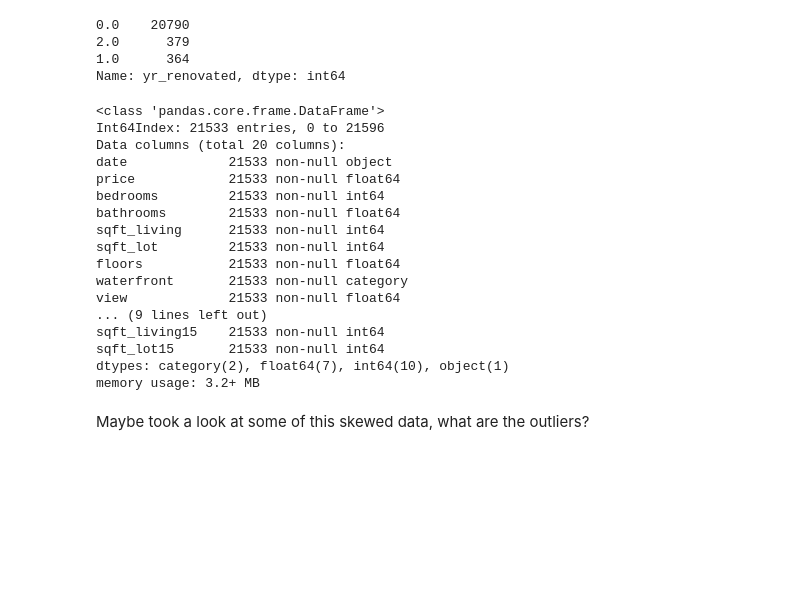
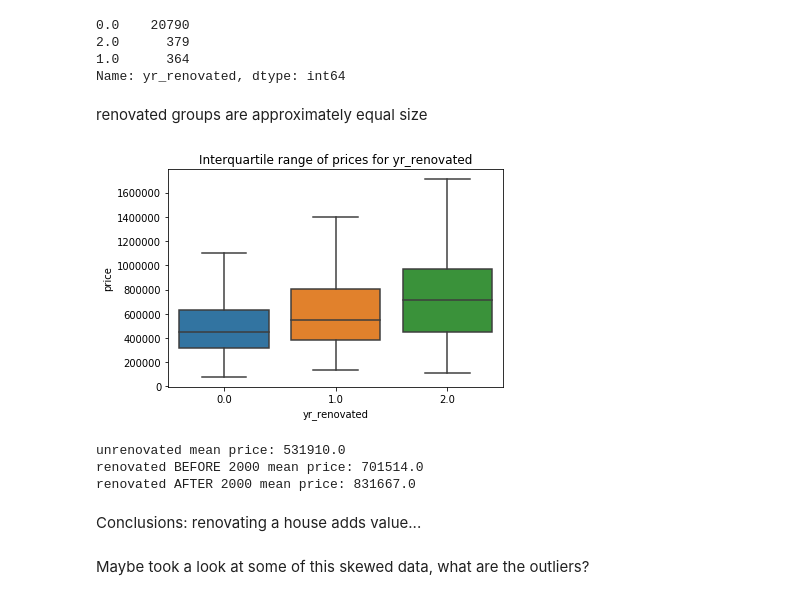
Before and after one commit to ktzioumis/Kings-County-Housing-Prices, a Jupyter notebook: student.ipynb, the cells around one changed output. Cells and saved outputs as stored; diff of their text form; code cells hidden in the pictures; blank space fills up the shorter version.

```diff
--- a/student.ipynb
+++ b/student.ipynb
@@ -550,26 +536,23 @@ See the caveats in the documentation: http://pandas.pydata.org/pandas-docs/stabl
 2.0      379
 1.0      364
 Name: yr_renovated, dtype: int64
-# %%
-df.info()
-# %% [output]
-<class 'pandas.core.frame.DataFrame'>
-Int64Index: 21533 entries, 0 to 21596
-Data columns (total 20 columns):
-date             21533 non-null object
-price            21533 non-null float64
-bedrooms         21533 non-null int64
-bathrooms        21533 non-null float64
-sqft_living      21533 non-null int64
-sqft_lot         21533 non-null int64
-floors           21533 non-null float64
-waterfront       21533 non-null category
-view             21533 non-null float64
-... (9 lines left out)
-sqft_living15    21533 non-null int64
-sqft_lot15       21533 non-null int64
-dtypes: category(2), float64(7), int64(10), object(1)
-memory usage: 3.2+ MB
+# %% [markdown]
+renovated groups are approximately equal size
+# %%
+sns.boxplot(df.yr_renovated,df.price, showfliers=False)
+plt.title('Interquartile range of prices for yr_renovated')
+
+plt.show()
+#display price means
+print('unrenovated mean price:',round(df.price.loc[df.yr_renovated==0].mean()),'\nrenovated BEFORE 2000 mean price:',round(df.price.loc[df.yr_renovated==1].mean()),'\nrenovated AFTER 2000 mean price:',round(df.price.loc[df.yr_renovated==2].mean()))
+# %% [output]
+[figure, added]
+unrenovated mean price: 531910.0
+renovated BEFORE 2000 mean price: 701514.0
+renovated AFTER 2000 mean price: 831667.0
+# %% [markdown]
+Conclusions:
+renovating a house adds value...
 # %% [markdown]
 Maybe took a look at some of this skewed data, what are the outliers?
 # %%
```
Also changed, not shown: parts of 30 cells of this notebook.
